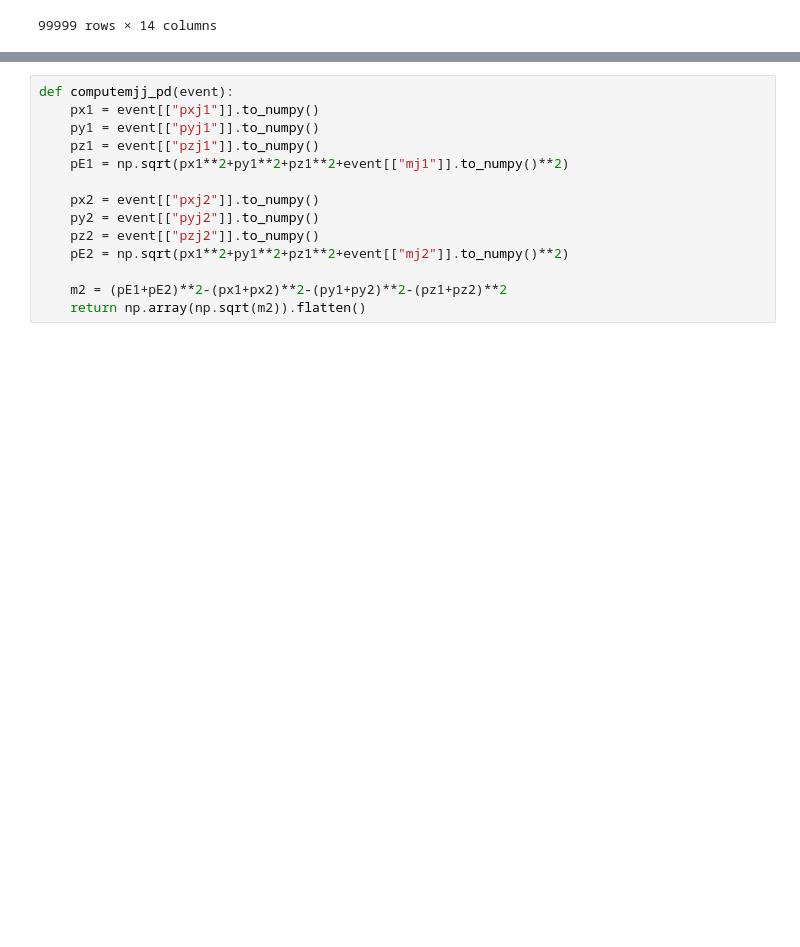
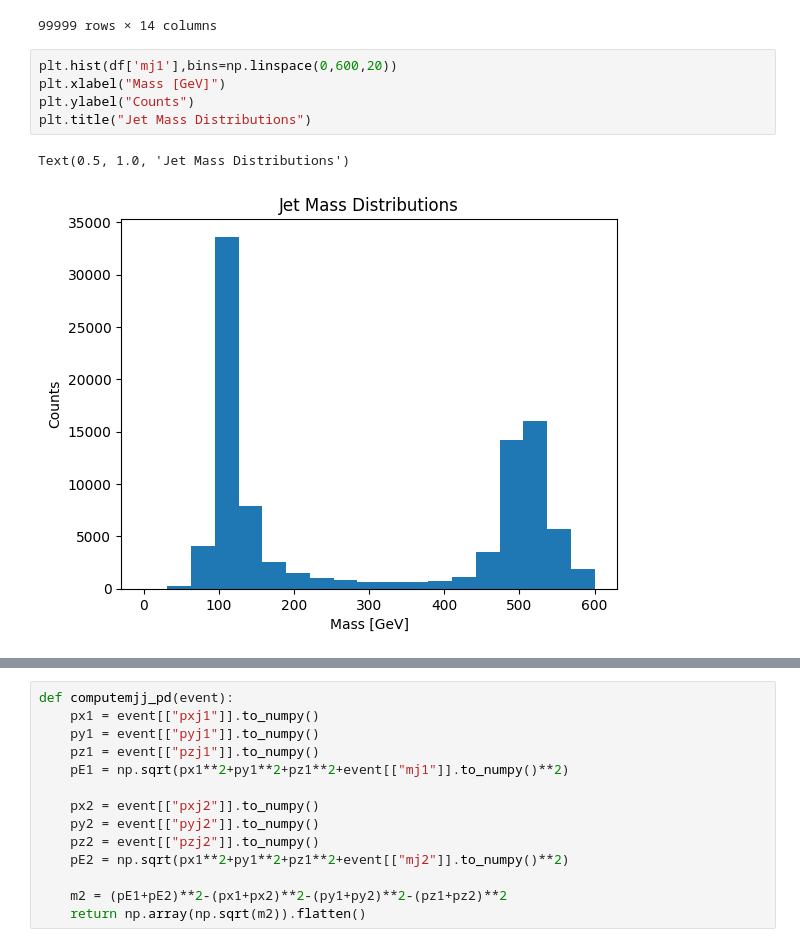
Before and after one commit to GitGup/SemiWeaklySupervised, a Jupyter notebook: Anomaly.ipynb, the cells around one changed output, grey strips where cells are left out. Cells and saved outputs as stored; diff of their text form; blank space fills up the shorter version.

```diff
--- a/Anomaly.ipynb
+++ b/Anomaly.ipynb
@@ -42,3 +42,11 @@ df
 | 99997 | -149.330002 | 1781.459961 | -58.690899 | 508.045013 | 495.290985 | 82.283600 | 43.567902 | 84.726601 | -1378.569946 | -1485.469971 | 91.104897 | ... |
 | 99998 | 1584.699951 | -731.156982 | -196.348007 | 114.938004 | 83.769897 | 12.898200 | 9.031230 | -1515.079956 | 783.245972 | 498.704010 | 553.737000 | ... |
 99999 rows × 14 columns
+# %%
+plt.hist(df['mj1'],bins=np.linspace(0,600,20))
+plt.xlabel("Mass [GeV]")
+plt.ylabel("Counts")
+plt.title("Jet Mass Distributions")
+# %% [output]
+Text(0.5, 1.0, 'Jet Mass Distributions')
+[figure, added]
```
Also changed, not shown: parts of 22 cells of this notebook.
